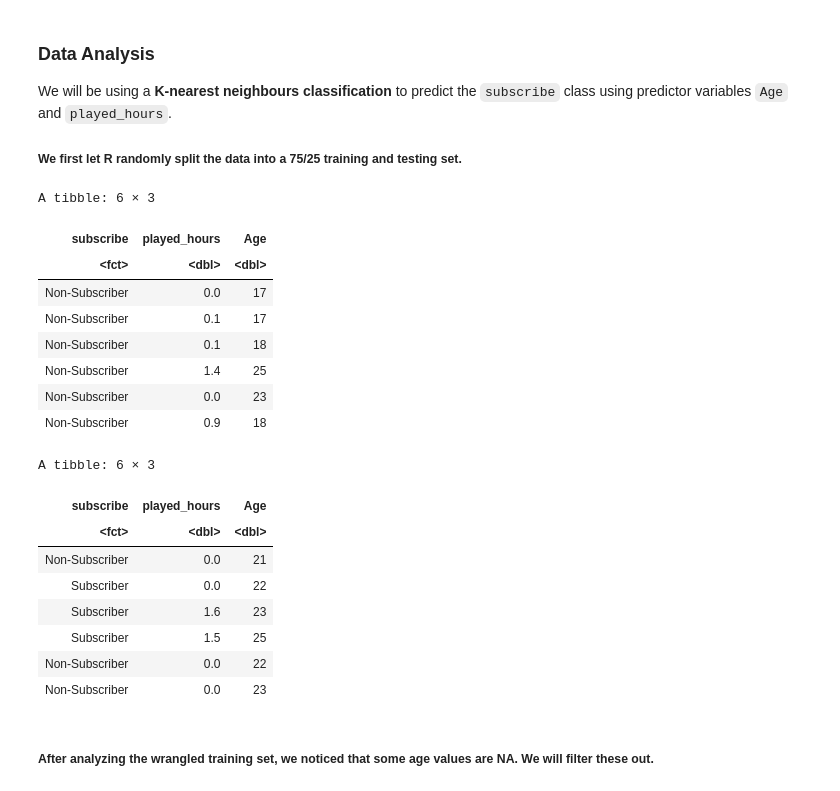
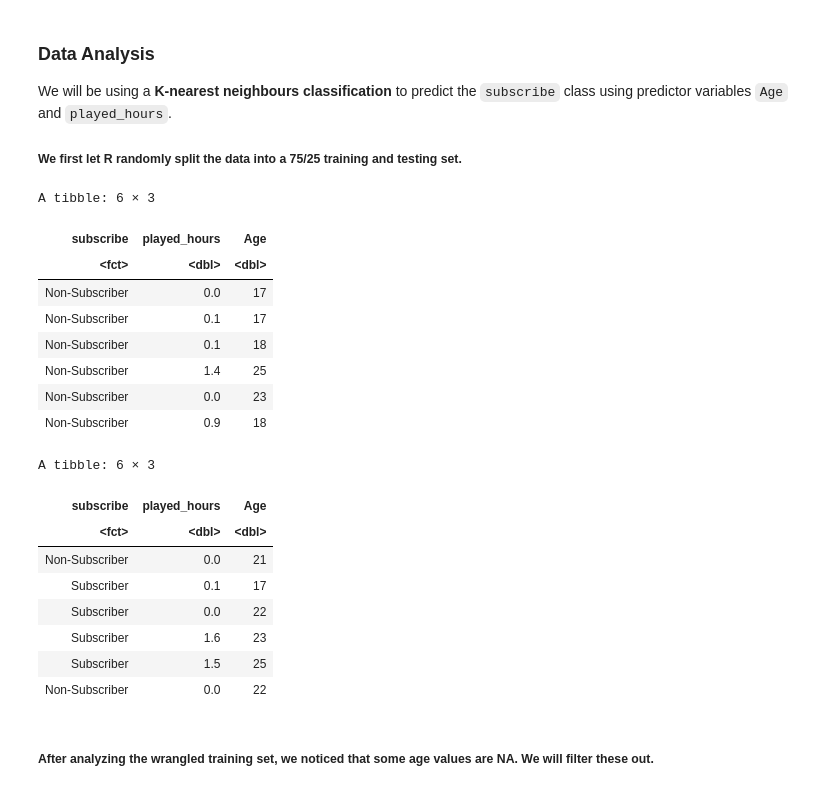
Before and after one commit to echen504/dsci-100-25w2-grp29, a Jupyter notebook: grp-29-proj.ipynb, the cells around one changed output. Saved outputs shown, nothing was run; the diff lists cells and outputs as text; code cells hidden in the pictures.

```diff
--- a/grp-29-proj.ipynb
+++ b/grp-29-proj.ipynb
@@ -144,34 +144,34 @@ We will be using a <strong>K-nearest neighbours classification</strong> to predi
 
 ##### We first let R randomly split the data into a 75/25 training and testing set.
 # %%
-# players <- players |>
-# filter(!is.na(Age))
+players <- players |>
+filter(!is.na(Age))
 
 players_split <- initial_split(players, prop = 0.75, strata = subscribe)
 players_training <- training(players_split)
 players_testing <- testing(players_split)
 
 head(players_training)
 head(players_testing)
 # %% [output]
 A tibble: 6 × 3
 | subscribe | played_hours | Age |
 | <fct> | <dbl> | <dbl> |
 | Non-Subscriber | 0.0 | 17 |
 | Non-Subscriber | 0.1 | 17 |
 | Non-Subscriber | 0.1 | 18 |
 | Non-Subscriber | 1.4 | 25 |
 | Non-Subscriber | 0.0 | 23 |
 | Non-Subscriber | 0.9 | 18 |
 A tibble: 6 × 3
 | subscribe | played_hours | Age |
 | <fct> | <dbl> | <dbl> |
 | Non-Subscriber | 0.0 | 21 |
+| Subscriber | 0.1 | 17 |
 | Subscriber | 0.0 | 22 |
 | Subscriber | 1.6 | 23 |
 | Subscriber | 1.5 | 25 |
 | Non-Subscriber | 0.0 | 22 |
-| Non-Subscriber | 0.0 | 23 |
 # %% [markdown]
 ##### After analyzing the wrangled training set, we noticed that some age values are NA. We will filter these out.
 # %%
```
Also changed, not shown: parts of 13 cells of this notebook.
